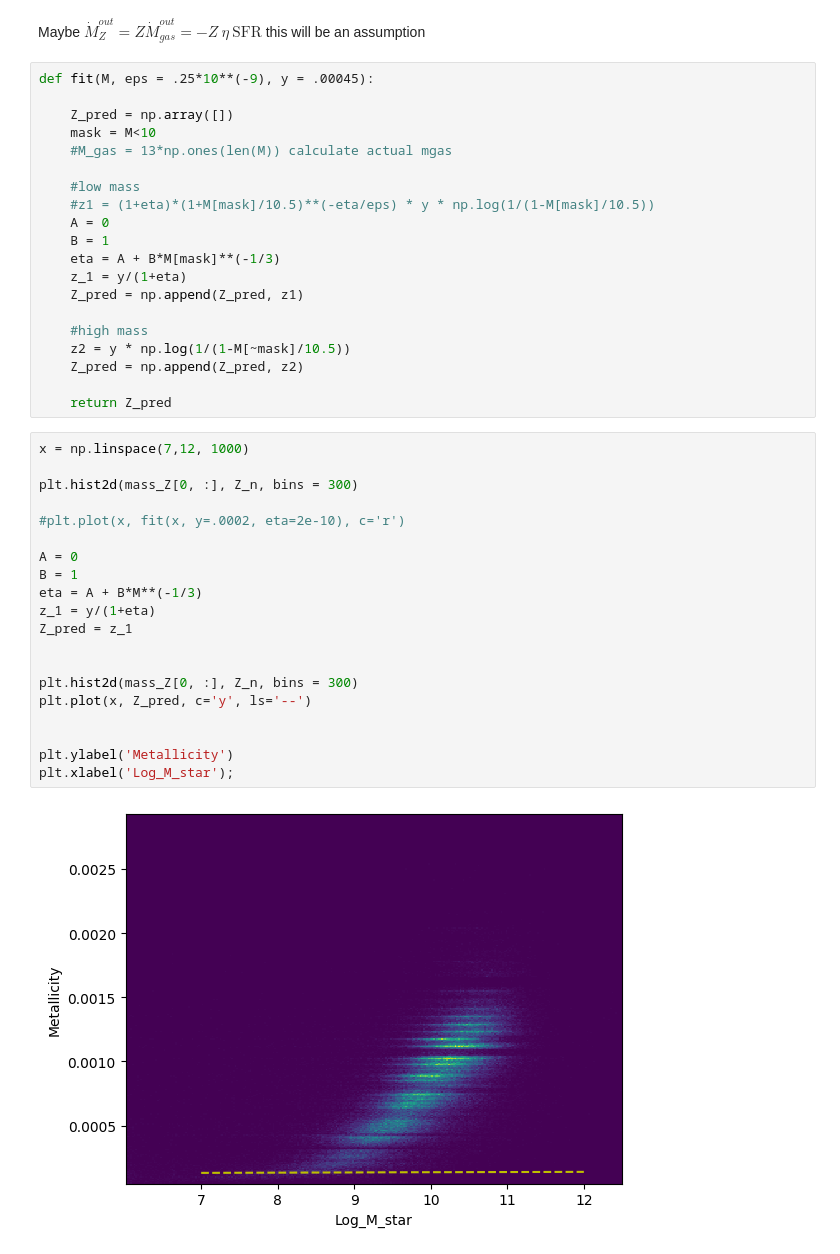
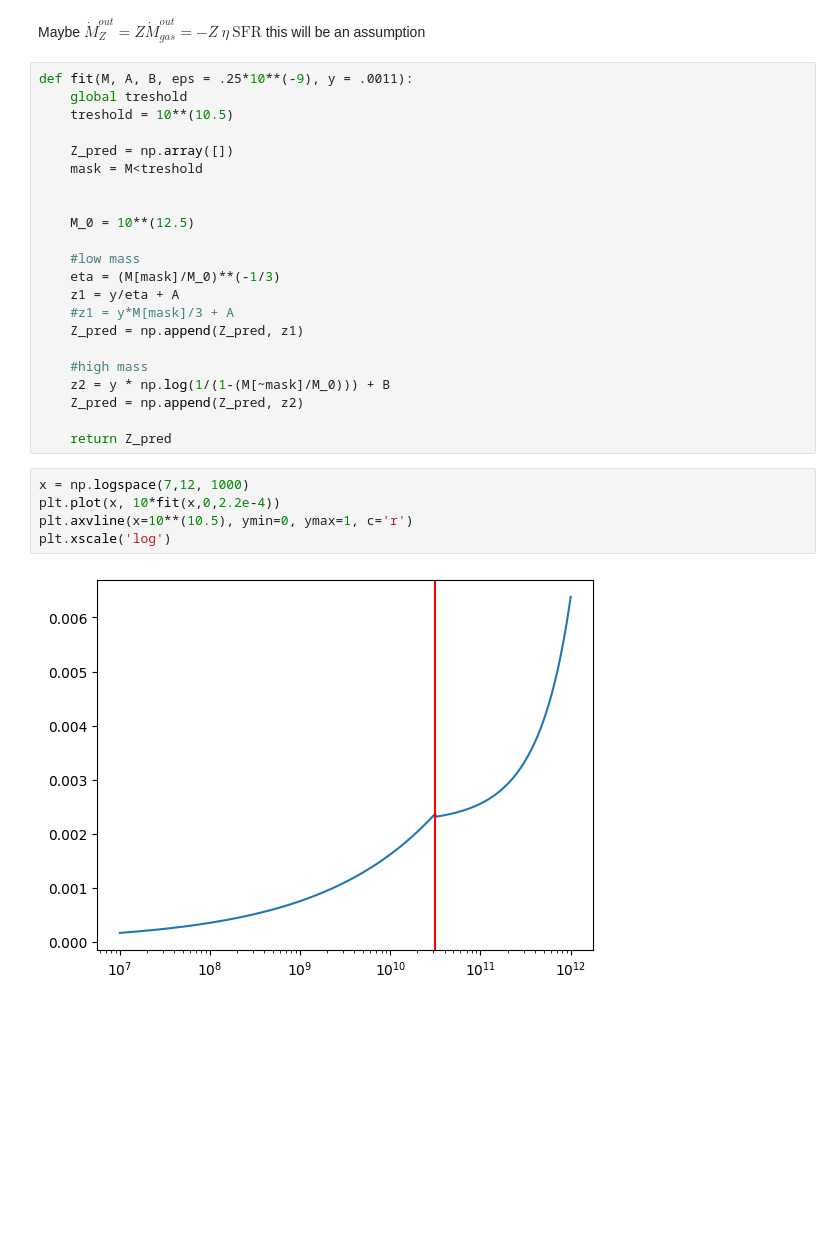
Before and after one commit to smucedola/cosmic-lab, a Jupyter notebook: Lab_1.ipynb, the cells around one changed output. Cells and saved outputs as stored; diff of their text form; blank space fills up the shorter version.

```diff
--- a/Lab_1.ipynb
+++ b/Lab_1.ipynb
@@ -689,44 +689,31 @@ $$
 # %% [markdown]
 Maybe $\dot{M}_Z^{out} = Z \dot{M}_{gas}^{out} = - Z\ \eta\ \text{SFR}$ this will be an assumption
 # %%
-def fit(M, eps = .25*10**(-9), y = .00045):
+def fit(M, A, B, eps = .25*10**(-9), y = .0011):
+    global treshold
+    treshold = 10**(10.5)
 
     Z_pred = np.array([])
-    mask = M<10
-    #M_gas = 13*np.ones(len(M)) calculate actual mgas
+    mask = M<treshold
+
+
+    M_0 = 10**(12.5)
 
     #low mass
-    #z1 = (1+eta)*(1+M[mask]/10.5)**(-eta/eps) * y * np.log(1/(1-M[mask]/10.5))
-    A = 0
-    B = 1
-    eta = A + B*M[mask]**(-1/3)
-    z_1 = y/(1+eta)
+    eta = (M[mask]/M_0)**(-1/3)
+    z1 = y/eta + A
+    #z1 = y*M[mask]/3 + A
     Z_pred = np.append(Z_pred, z1)
 
     #high mass
-    z2 = y * np.log(1/(1-M[~mask]/10.5))
+    z2 = y * np.log(1/(1-(M[~mask]/M_0))) + B
     Z_pred = np.append(Z_pred, z2)
 
     return Z_pred
-# %%
-x = np.linspace(7,12, 1000)
-
-plt.hist2d(mass_Z[0, :], Z_n, bins = 300)
-
-#plt.plot(x, fit(x, y=.0002, eta=2e-10), c='r')
-
-A = 0
-B = 1
-eta = A + B*M**(-1/3)
-z_1 = y/(1+eta)
-Z_pred = z_1
-
-
-plt.hist2d(mass_Z[0, :], Z_n, bins = 300)
-plt.plot(x, Z_pred, c='y', ls='--')
-
-
-plt.ylabel('Metallicity')
-plt.xlabel('Log_M_star');
-# %% [output]
-[figure, removed]
+# %%
+x = np.logspace(7,12, 1000)
+plt.plot(x, 10*fit(x,0,2.2e-4))
+plt.axvline(x=10**(10.5), ymin=0, ymax=1, c='r')
+plt.xscale('log')
+# %% [output]
+[figure, added]
```
Also changed, not shown: parts of 3 cells of this notebook, 2 other files.
